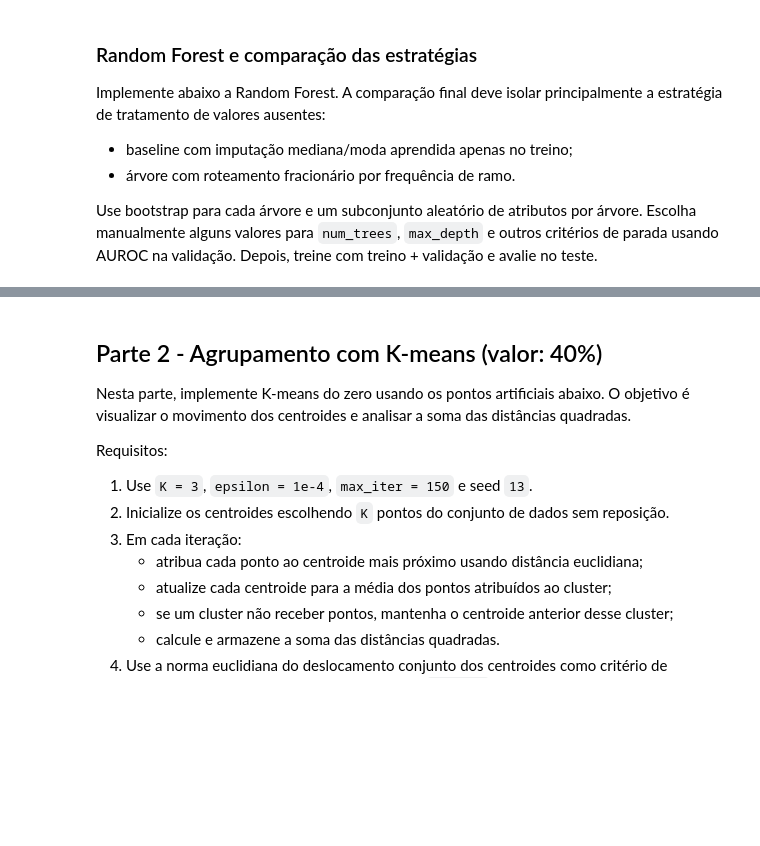
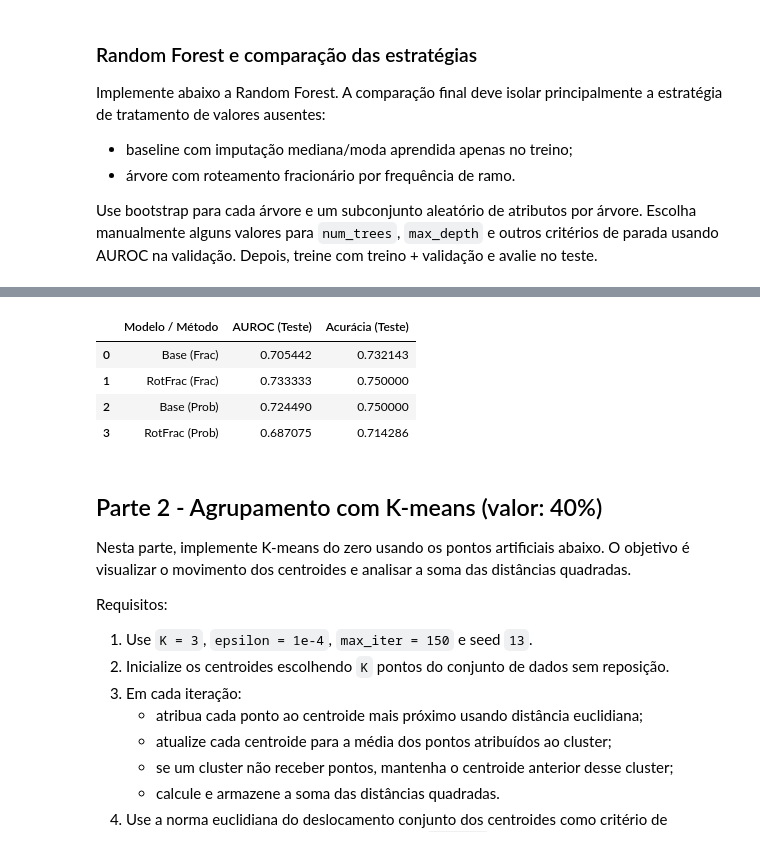
Before and after one commit to jhe-sua/fgv-teaemcd, a Jupyter notebook: tarefa4/Tarefa_4_template_revisada.ipynb, the cells around one changed output, grey strips where cells are left out. Drawn from its saved outputs; the diff is of its cells as text; code cells hidden in the pictures; blank space fills up the shorter version.

```diff
--- a/tarefa4/Tarefa_4_template_revisada.ipynb
+++ b/tarefa4/Tarefa_4_template_revisada.ipynb
@@ -690,0 +817,3 @@ for num_estimators in range(1, 21):
+# %%
+def acuracy(y_true, y_score):
+    return np.mean(y_true == (y_score > 0.5))
@@ -691,3 +875,34 @@ for num_estimators in range(1, 21):
+# %%
+dados_teste = {
+    "Modelo / Método": [
+        "Base (Frac)",
+        "RotFrac (Frac)",
+        "Base (Prob)",
+        "RotFrac (Prob)"
+    ],
+    "AUROC (Teste)": [
+        test_auroc_base_frac,
+        test_auroc_rotfrac_frac,
+        test_auroc_base_prob,
+        test_auroc_rotfrac_prob
+    ],
+    "Acurácia (Teste)": [
+        test_acuracy_base_frac,
+        test_acuracy_rotfrac_frac,
+        test_acuracy_base_prob,
+        test_acuracy_rotfrac_prob
+    ]
+}
+
+df_resultados_teste = pd.DataFrame(dados_teste)
+
+df_resultados_teste
+# %% [output]
+|  | Modelo / Método | AUROC (Teste) | Acurácia (Teste) |
+| 0 | Base (Frac) | 0.705442 | 0.732143 |
+| 1 | RotFrac (Frac) | 0.733333 | 0.750000 |
+| 2 | Base (Prob) | 0.724490 | 0.750000 |
+| 3 | RotFrac (Prob) | 0.687075 | 0.714286 |
 # %% [markdown]
 <a id="K-Means"></a>
 ## Parte 2 - Agrupamento com K-means (valor: 40%)
```
Also changed, not shown: parts of 6 cells of this notebook.
